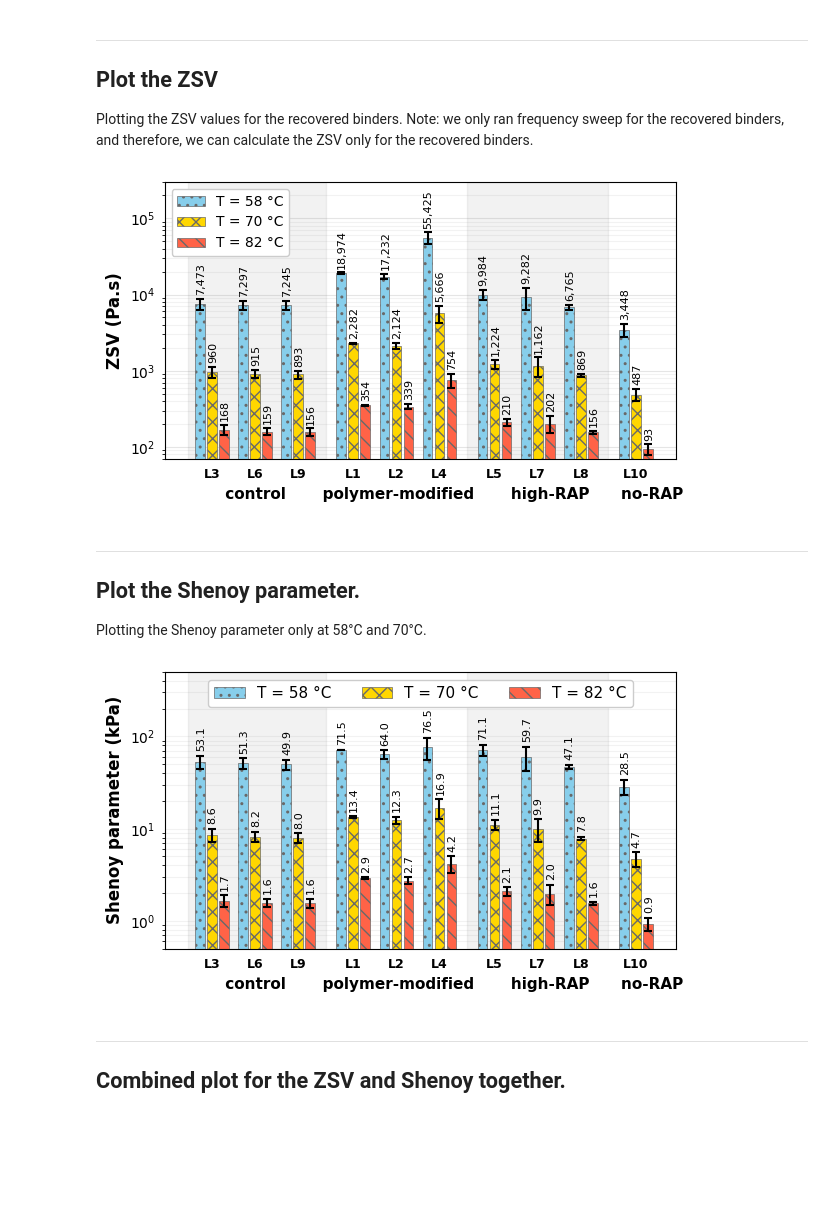
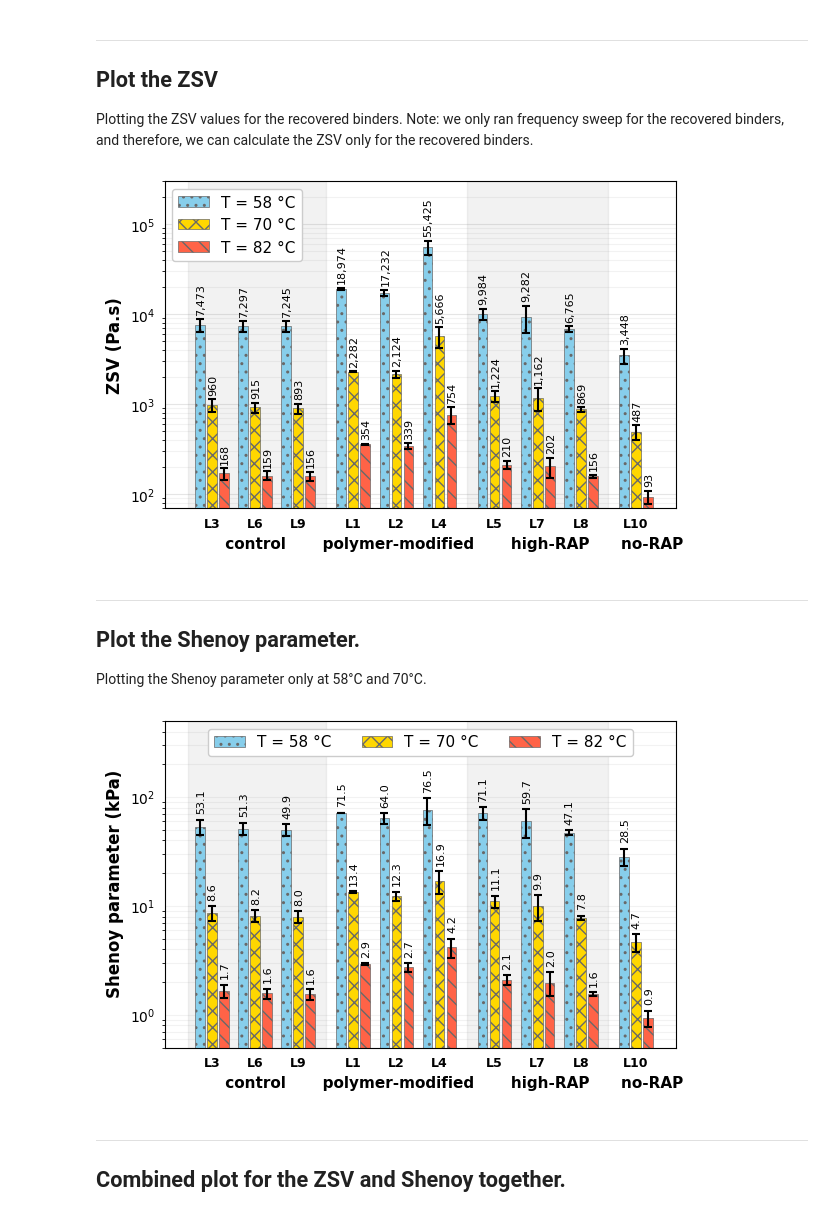
Before and after one commit to TFHRC-ABML/Pub_TRB_RuttingBinderPTF, a Jupyter notebook: Task03_Binder_FrequencySweep.ipynb, the cells around one changed output. Saved outputs shown, nothing was run; the diff lists cells and outputs as text; code cells hidden in the pictures; blank space fills up the shorter version.

Commit message:
Rerun for TRB presentation

```diff
--- a/Task03_Binder_FrequencySweep.ipynb
+++ b/Task03_Binder_FrequencySweep.ipynb
@@ -179,7 +179,7 @@ Marker = ['o', 's', '^', '*', '+', 'v', 'X', '<', 's', '^', '*', '-']
 # %%
 # Second figure, which is used in the manuscript, is a bar plot of the ZSV values at 58, 70 and 82°C, as these
 #   temperatures are closer to the higher service temperatures at which the rutting could occur.
-fig, ax = plt.subplots(1, 1, figsize=(6, 3.5))
+fig, ax = plt.subplots(1, 1, figsize=(6, 4.0))
 Index = np.array([3, 6, 9, 1, 2, 4, 5, 7, 8, 10])
 # Save the chart so we can loop through the bars below.
 ax.axvspan(xmin=-1,   xmax=10.5, color='gray', alpha=0.1)
@@ -207,38 +207,37 @@ for i, idx in enumerate(Index):
     ax.text(XPositions[3*i+0] + 0.08,
             10 ** (np.log10(np.array([FS[f'L{idx}']['ZSV'][f'Rep{rep}']['ZSV_mPa.s'][-3] for rep in range(1, 4)]).mean() +
                             np.array([FS[f'L{idx}']['ZSV'][f'Rep{rep}']['ZSV_mPa.s'][-3] for rep in range(1, 4)]).std()) + 0.05),
             f"{np.array([FS[f'L{idx}']['ZSV'][f'Rep{rep}']['ZSV_mPa.s'][-3] for rep in range(1, 4)]).mean():,.0f}",
             fontsize=8, va='bottom', ha='center', rotation=90)
     ax.text(XPositions[3*i+1] + 0.08,
             10 ** (np.log10(np.array([FS[f'L{idx}']['ZSV'][f'Rep{rep}']['ZSV_mPa.s'][-2] for rep in range(1, 4)]).mean() +
                             np.array([FS[f'L{idx}']['ZSV'][f'Rep{rep}']['ZSV_mPa.s'][-2] for rep in range(1, 4)]).std()) + 0.05),
             f"{np.array([FS[f'L{idx}']['ZSV'][f'Rep{rep}']['ZSV_mPa.s'][-2] for rep in range(1, 4)]).mean():,.0f}",
             fontsize=8, va='bottom', ha='center', rotation=90)
     ax.text(XPositions[3*i+2] + 0.08,
             10 ** (np.log10(np.array([FS[f'L{idx}']['ZSV'][f'Rep{rep}']['ZSV_mPa.s'][-1] for rep in range(1, 4)]).mean() +
                             np.array([FS[f'L{idx}']['ZSV'][f'Rep{rep}']['ZSV_mPa.s'][-1] for rep in range(1, 4)]).std()) + 0.05),
             f"{np.array([FS[f'L{idx}']['ZSV'][f'Rep{rep}']['ZSV_mPa.s'][-1] for rep in range(1, 4)]).mean():,.0f}",
             fontsize=8, va='bottom', ha='center', rotation=90)
 # Axis formatting.
 ax.tick_params(bottom=False, left=False)
 ax.set_axisbelow(True)
 ax.yaxis.grid(which='major', color='gray', alpha=0.2)
 ax.yaxis.grid(which='minor', color='gray', alpha=0.1)
 ax.xaxis.grid(False)
 ax.set_xticks(XPositions[1::3])
 ax.set_xticklabels([f'L{i}' for i in Index], fontsize=9, fontweight='bold')
 ax.set_ylabel('ZSV (Pa.s)', color='k', fontsize=12, fontweight='bold')
 ax.set_xlabel('             control       polymer-modified       high-RAP      no-RAP',
               fontsize=11, fontweight='bold', color='k')
-ax.legend(fontsize=10, ncol=1, fancybox=True, framealpha=1.0, loc='upper left')
+ax.legend(fontsize=11, ncol=1, fancybox=True, framealpha=1.0, loc='upper left')
 ax.set_yscale('log')
 ax.set_ylim([7e1, 3e5])
 fig.tight_layout()
-# fig.savefig(os.path.join(OutputDir, f'Binder_ZSV_Isothermal.png'), format='png', dpi=1000)
-# fig.savefig(os.path.join(OutputDir, f'Binder_ZSV_Isothermal.pdf'), format='pdf')
-# fig.savefig(os.path.join(OutputDir, f'Binder_ZSV_Isothermal.svg'), format='svg')
+# fig.savefig(os.path.join(OutputDir, 'Presentation Figures', f'Binder_ZSV_Isothermal.png'), format='png', dpi=1000)
+# fig.savefig(os.path.join(OutputDir, 'Presentation Figures', f'Binder_ZSV_Isothermal.svg'), format='svg')
 # %% [output]
-[figure, old version]
+[figure, new version]
 # %% [markdown]
 _______
 
@@ -248,7 +247,7 @@ Plotting the Shenoy parameter only at 58°C and 70°C.
 # %%
 # Second figure, which is used in the manuscript, is a bar plot of the ZSV values at 58, 70 and 82°C, as these
 #   temperatures are closer to the higher service temperatures at which the rutting could occur.
-fig, ax = plt.subplots(1, 1, figsize=(6, 3.5))
+fig, ax = plt.subplots(1, 1, figsize=(6, 4.0))
 Index = np.array([3, 6, 9, 1, 2, 4, 5, 7, 8, 10])
 # Save the chart so we can loop through the bars below.
 ax.axvspan(xmin=-1,   xmax=10.5, color='gray', alpha=0.1)
@@ -302,11 +301,10 @@ ax.legend(fontsize=11, ncol=3, fancybox=True, framealpha=1.0, loc='upper center'
 ax.set_yscale('log')
 ax.set_ylim([5e-1, 5e2])
 fig.tight_layout()
-# fig.savefig(os.path.join(OutputDir, f'Binder_Shenoy_Isothermal.png'), format='png', dpi=1000)
-# fig.savefig(os.path.join(OutputDir, f'Binder_Shenoy_Isothermal.pdf'), format='pdf')
-# fig.savefig(os.path.join(OutputDir, f'Binder_Shenoy_Isothermal.svg'), format='svg')
+# fig.savefig(os.path.join(OutputDir, 'Presentation Figures', f'Binder_Shenoy_Isothermal.png'), format='png', dpi=1000)
+# fig.savefig(os.path.join(OutputDir, 'Presentation Figures', f'Binder_Shenoy_Isothermal.svg'), format='svg')
 # %% [output]
-[figure, old version]
+[figure, new version]
 # %% [markdown]
 ______
 
```
Also changed, not shown: parts of 2 cells of this notebook, 3 other files.
